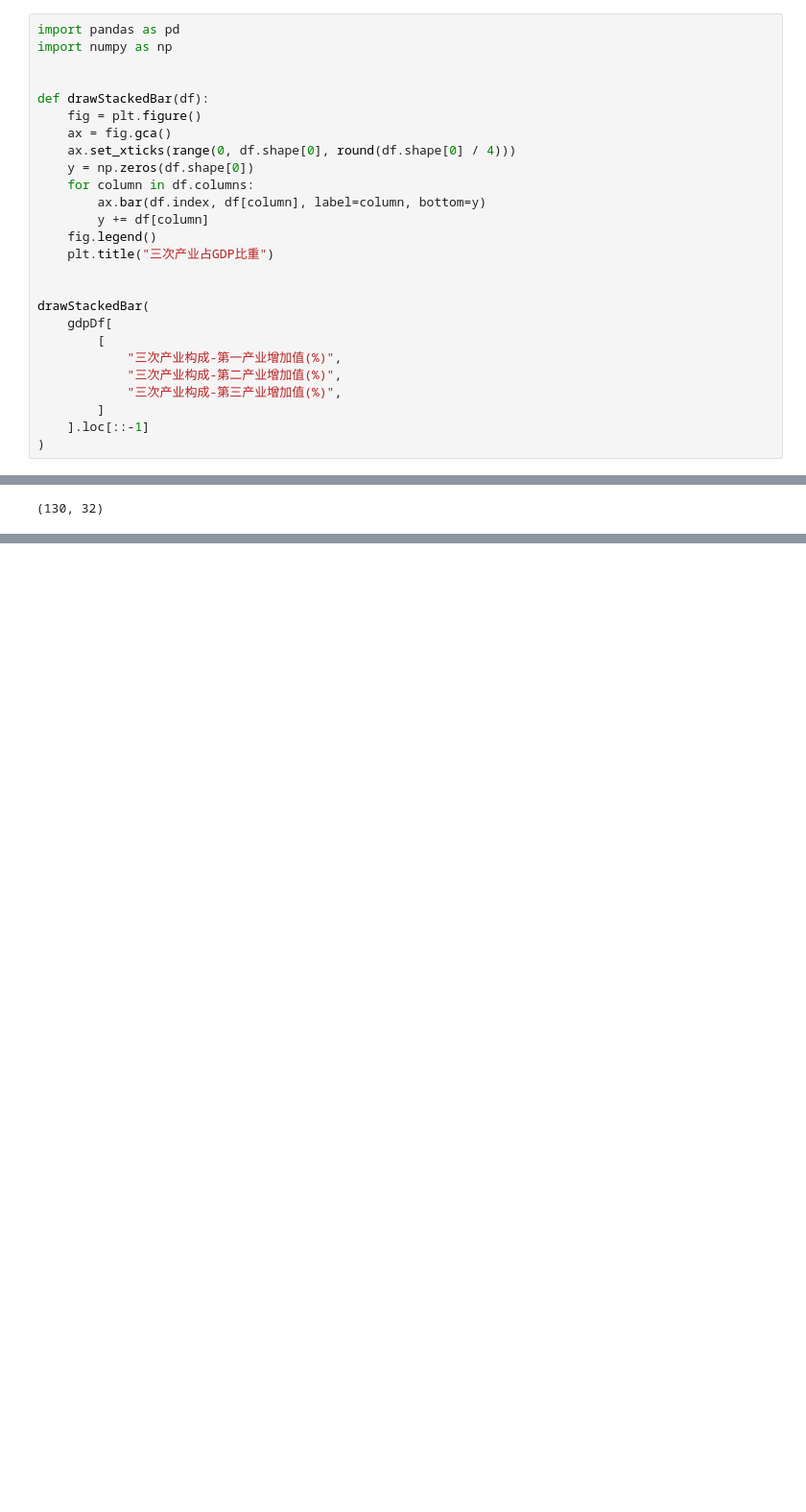
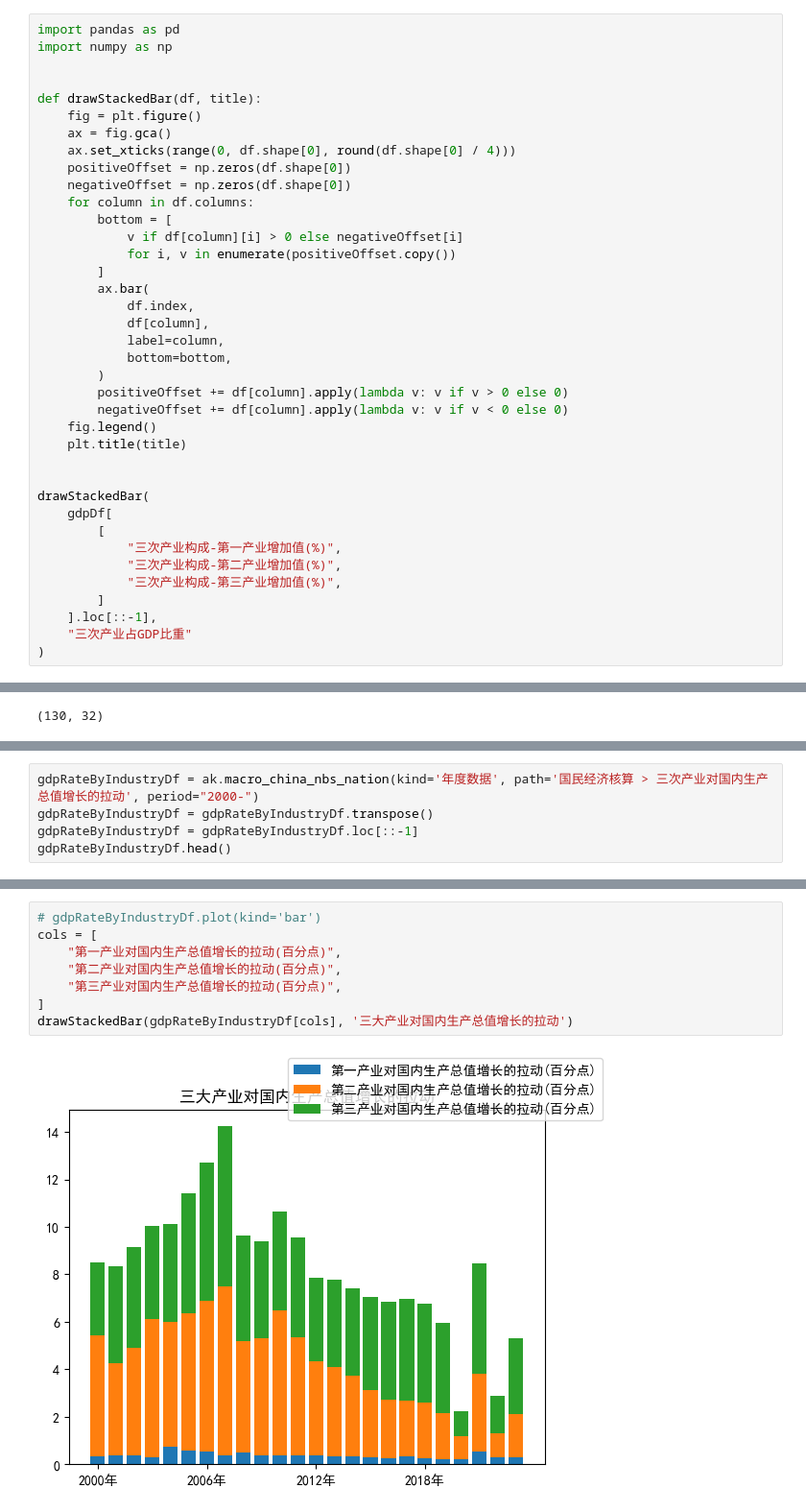
Before and after one commit to kampfer/various-data, a Jupyter notebook: src/researches/jupyter/gdp.ipynb, the cells around one changed output, grey strips where cells are left out. Shown at 96% size. Saved outputs shown, nothing was run; the diff lists cells and outputs as text; blank space fills up the shorter version.

```diff
--- a/src/researches/jupyter/gdp.ipynb
+++ b/src/researches/jupyter/gdp.ipynb
@@ -141,16 +144,27 @@ import pandas as pd
 import numpy as np
 
 
-def drawStackedBar(df):
+def drawStackedBar(df, title):
     fig = plt.figure()
     ax = fig.gca()
     ax.set_xticks(range(0, df.shape[0], round(df.shape[0] / 4)))
-    y = np.zeros(df.shape[0])
+    positiveOffset = np.zeros(df.shape[0])
+    negativeOffset = np.zeros(df.shape[0])
     for column in df.columns:
-        ax.bar(df.index, df[column], label=column, bottom=y)
-        y += df[column]
+        bottom = [
+            v if df[column][i] > 0 else negativeOffset[i]
+            for i, v in enumerate(positiveOffset.copy())
+        ]
+        ax.bar(
+            df.index,
+            df[column],
+            label=column,
+            bottom=bottom,
+        )
+        positiveOffset += df[column].apply(lambda v: v if v > 0 else 0)
+        negativeOffset += df[column].apply(lambda v: v if v < 0 else 0)
     fig.legend()
-    plt.title("三次产业占GDP比重")
+    plt.title(title)
 
 
 drawStackedBar(
@@ -160,7 +174,8 @@ drawStackedBar(
             "三次产业构成-第二产业增加值(%)",
             "三次产业构成-第三产业增加值(%)",
         ]
-    ].loc[::-1]
+    ].loc[::-1],
+    "三次产业占GDP比重"
 )
 # %% [output]
 [figure]
@@ -199,0 +219,5 @@ gdpRateDf[
+# %%
+gdpRateByIndustryDf = ak.macro_china_nbs_nation(kind='年度数据', path='国民经济核算 > 三次产业对国内生产总值增长的拉动', period="2000-")
+gdpRateByIndustryDf = gdpRateByIndustryDf.transpose()
+gdpRateByIndustryDf = gdpRateByIndustryDf.loc[::-1]
+gdpRateByIndustryDf.head()
@@ -200 +231,11 @@ gdpRateDf[
+# %%
+# gdpRateByIndustryDf.plot(kind='bar')
+cols = [
+    "第一产业对国内生产总值增长的拉动(百分点)",
+    "第二产业对国内生产总值增长的拉动(百分点)",
+    "第三产业对国内生产总值增长的拉动(百分点)",
+]
+drawStackedBar(gdpRateByIndustryDf[cols], '三大产业对国内生产总值增长的拉动')
+# %% [output]
+[figure, added]
 # %%
```
Also changed, not shown: parts of 13 cells of this notebook.
